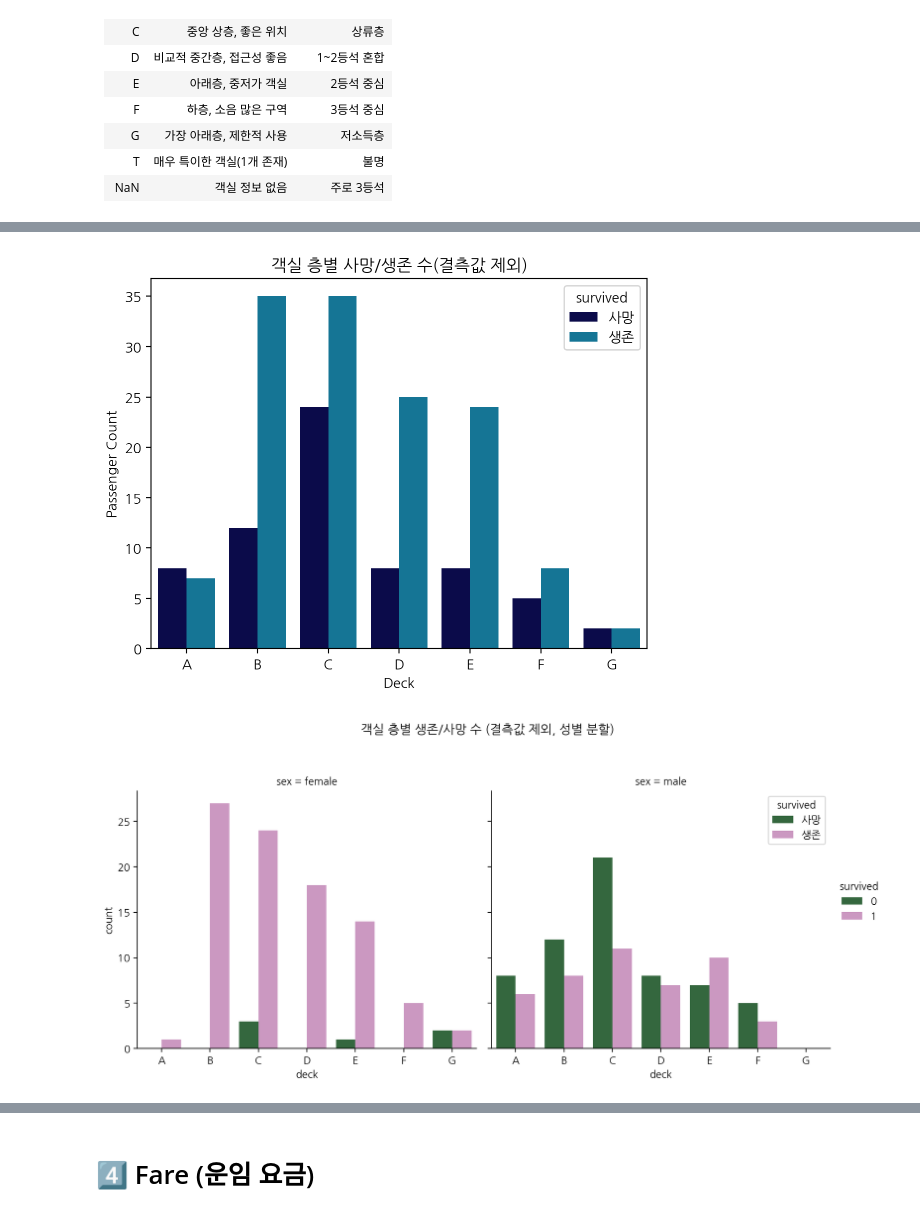
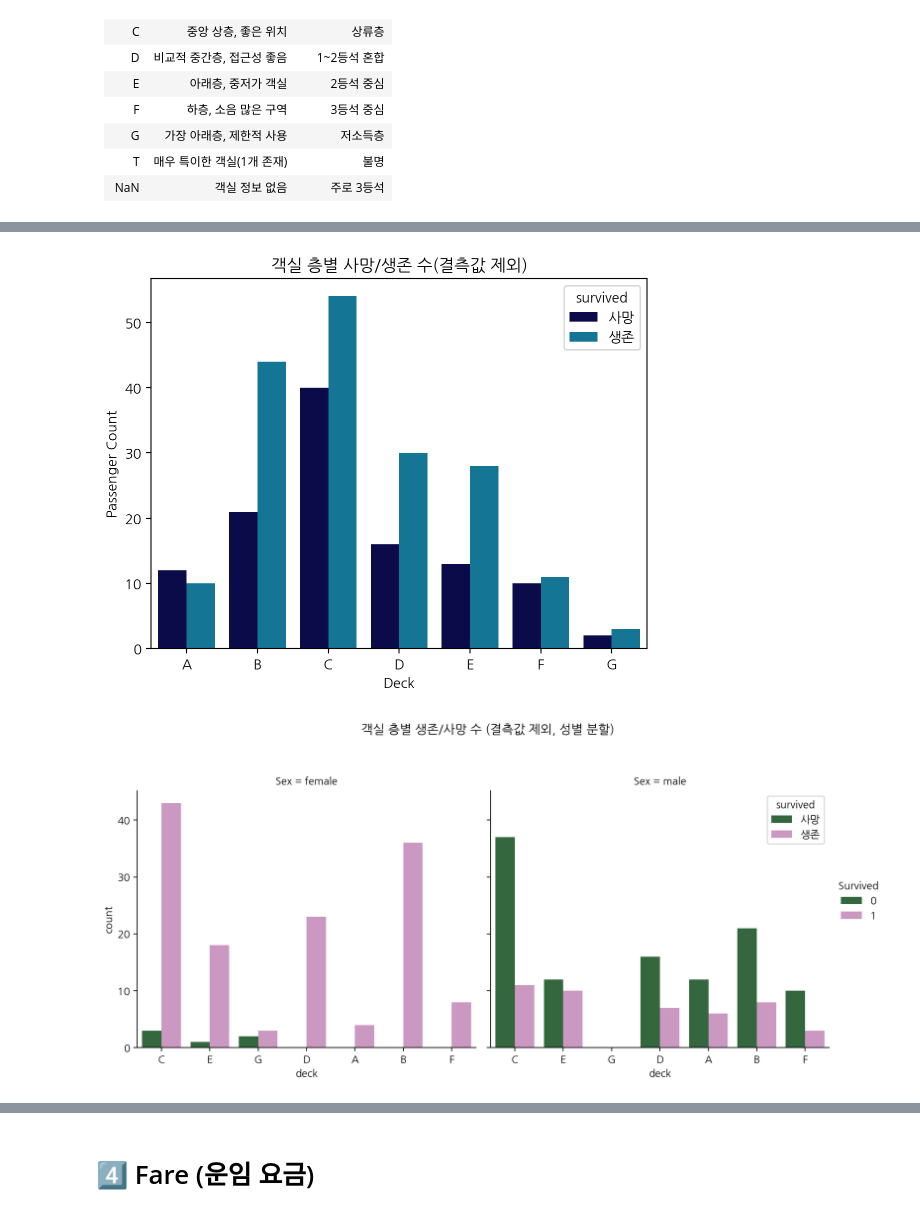
Before and after one commit to carvestar/25-BDA-TeamDP, a Jupyter notebook: 25_BDA_Titanic_B_TeamDP.ipynb, the cells around one changed output, grey strips where cells are left out. Saved outputs shown, nothing was run; the diff lists cells and outputs as text; code cells hidden in the pictures.

```diff
--- a/25_BDA_Titanic_B_TeamDP.ipynb
+++ b/25_BDA_Titanic_B_TeamDP.ipynb
@@ -34,6 +34,7 @@ import koreanize_matplotlib
 # %%
 %config InlineBackend.figure_format = 'retina'
 # %%
-ttn = sns.load_dataset('titanic')
+# ttn = sns.load_dataset('titanic')
+ttn = pd.read_csv('titanic1309.csv')
 ttn.head()
 # %% [output]
@@ -176,5 +177,6 @@ plt.show()
 | T    | 매우 특이한 객실(1개 존재)  | 불명             |
 | NaN  | 객실 정보 없음              | 주로 3등석       |
 # %%
+ttn['deck'] = ttn['Cabin'].str[0].replace('T', np.nan)
 ttn['deck_initial'] = ttn['deck'].astype(str).str[0]
 # %%
@@ -210,28 +212,28 @@ plt.show()
 filtered = ttn[ttn['deck'].notna()]
 
 # 그래프
-sns.countplot(data=filtered, x='deck', hue='survived', palette='ocean')
+sns.countplot(data=filtered, x='deck', hue='Survived', palette='ocean', order = ['A','B','C','D','E','F','G'])
 plt.title("객실 층별 사망/생존 수(결측값 제외)")
 plt.xlabel("Deck")
 plt.ylabel("Passenger Count")
 plt.legend(title="survived", labels=['사망', '생존'])
 plt.show()
 # %% [output]
-[figure, old version]
+[figure, new version]
 # %%
 # 객실 층별 생존/사망 수 (결측값 제외, 성별 분할)
 
 filtered = ttn[ttn['deck'].notna()]
 
-sns.catplot(data=filtered, x='deck', hue='survived', col='sex',
+sns.catplot(data=filtered, x='deck', hue='Survived', col='Sex',
             kind='count', palette='cubehelix', height=5, aspect=1)
 
 plt.subplots_adjust(top=0.8)
 plt.suptitle("객실 층별 생존/사망 수 (결측값 제외, 성별 분할)")
 plt.legend(title='survived',labels=['사망','생존'])
 plt.show()
 # %% [output]
-[figure, old version]
+[figure, new version]
 # %%
 # 객실 층별 성별 인원 수
 
```
Also changed, not shown: parts of 16 cells of this notebook.
